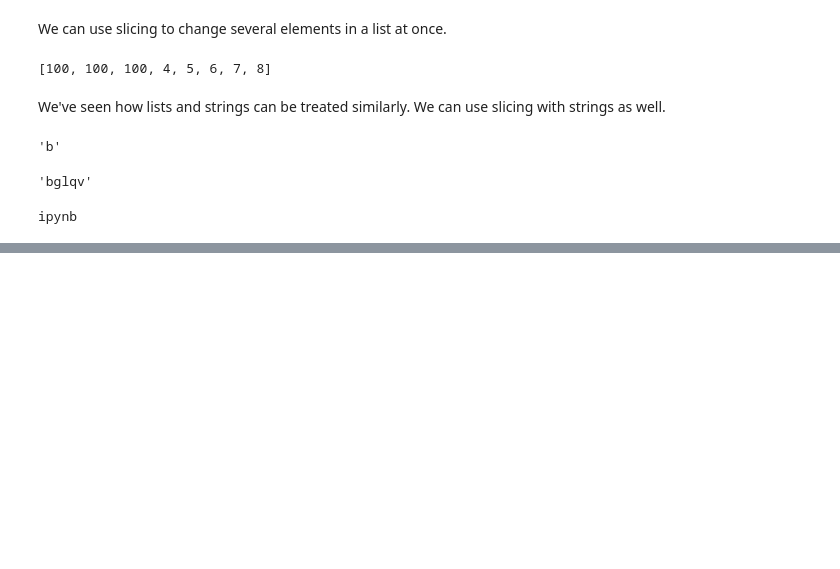
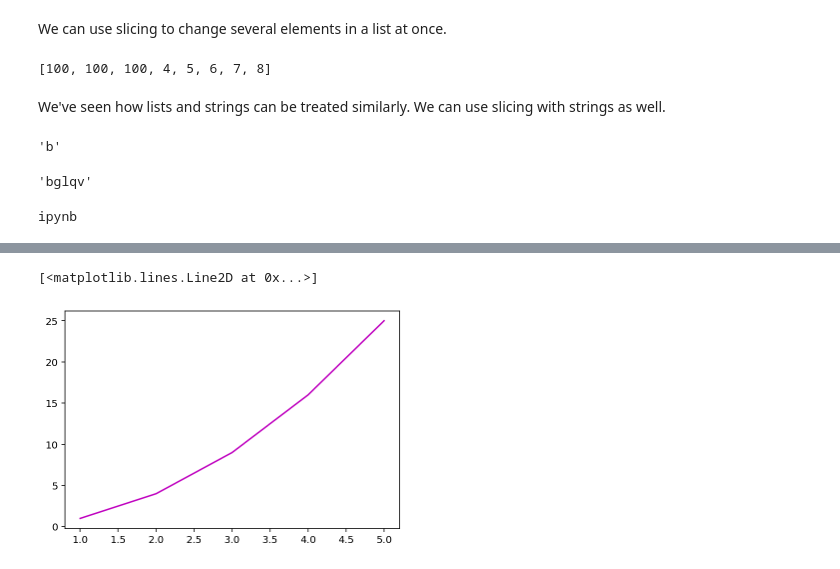
Before and after one commit to jllottes/jllottes.github.io, a Jupyter notebook: _static/weekly_notebooks/week3_notebook.ipynb, the cells around one changed output, grey strips where cells are left out. Saved outputs shown, nothing was run; the diff lists cells and outputs as text; code cells hidden in the pictures; blank space fills up the shorter version.

```diff
--- a/_static/weekly_notebooks/week3_notebook.ipynb
+++ b/_static/weekly_notebooks/week3_notebook.ipynb
@@ -314,0 +788,5 @@ ipynb
+# %%
+plt.plot(x,y,'m')
+# %% [output]
+[<matplotlib.lines.Line2D at 0x...>]
+[figure, added]
```
Also changed, not shown: parts of 101 cells of this notebook, 38 other files.
